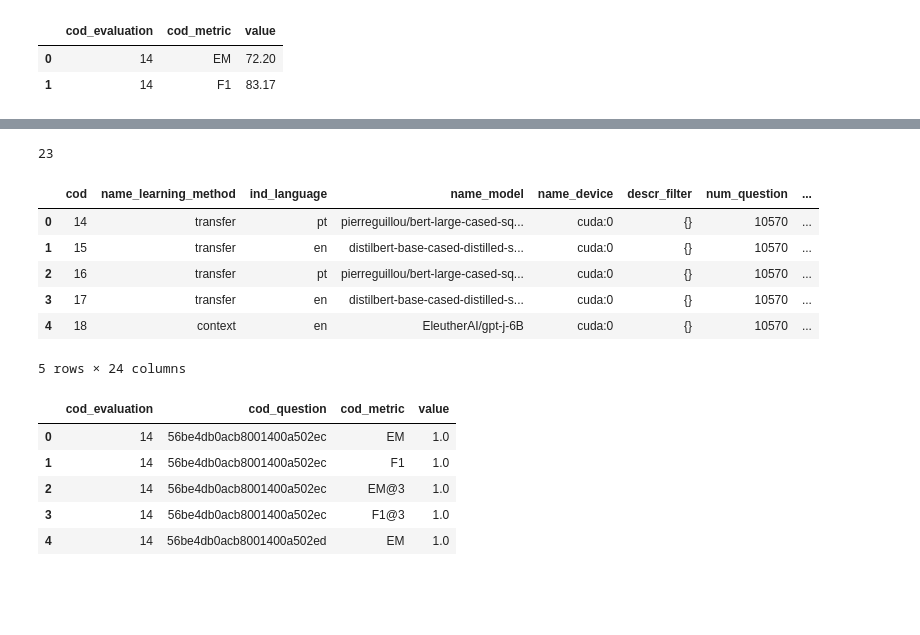
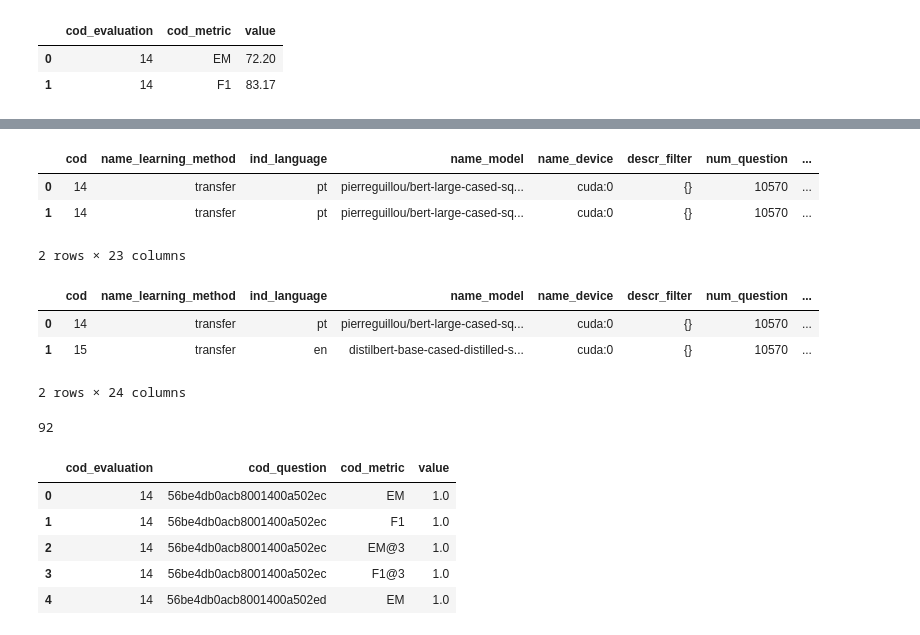
Before and after one commit to marcusborela/exqa-complearning, a Jupyter notebook: source/data_related/explore_dataset_format.ipynb, the cells around one changed output, grey strips where cells are left out. Cells and saved outputs as stored; diff of their text form; code cells hidden in the pictures; blank space fills up the shorter version.

```diff
--- a/source/data_related/explore_dataset_format.ipynb
+++ b/source/data_related/explore_dataset_format.ipynb
@@ -85,14 +78,0 @@ df_eval_grouped = df_eval.pivot(index='cod', columns='cod_metric', values='value
-# %%
-len(df_eval_grouped)
-# %% [output]
-23
-# %%
-df_eval_grouped.head(5)
-# %% [output]
-|  | cod | name_learning_method | ind_language | name_model | name_device | descr_filter | num_question | ... |
-| 0 | 14 | transfer | pt | pierreguillou/bert-large-cased-sq... | cuda:0 | {} | 10570 | ... |
-| 1 | 15 | transfer | en | distilbert-base-cased-distilled-s... | cuda:0 | {} | 10570 | ... |
-| 2 | 16 | transfer | pt | pierreguillou/bert-large-cased-sq... | cuda:0 | {} | 10570 | ... |
-| 3 | 17 | transfer | en | distilbert-base-cased-distilled-s... | cuda:0 | {} | 10570 | ... |
-| 4 | 18 | context | en | EleutherAI/gpt-j-6B | cuda:0 | {} | 10570 | ... |
-5 rows × 24 columns
@@ -103,3 +79,21 @@ df_eval_grouped = pd.merge(left=rastro_eval_qa.df_evaluation, right=df_pivoted_m
+# %%
+rastro_eval_qa.df_eval_metric_line.head(2)
+# %% [output]
+|  | cod | name_learning_method | ind_language | name_model | name_device | descr_filter | num_question | ... |
+| 0 | 14 | transfer | pt | pierreguillou/bert-large-cased-sq... | cuda:0 | {} | 10570 | ... |
+| 1 | 14 | transfer | pt | pierreguillou/bert-large-cased-sq... | cuda:0 | {} | 10570 | ... |
+2 rows × 23 columns
+# %%
+rastro_eval_qa.df_eval_metric_col.head(2)
+# %% [output]
+|  | cod | name_learning_method | ind_language | name_model | name_device | descr_filter | num_question | ... |
+| 0 | 14 | transfer | pt | pierreguillou/bert-large-cased-sq... | cuda:0 | {} | 10570 | ... |
+| 1 | 15 | transfer | en | distilbert-base-cased-distilled-s... | cuda:0 | {} | 10570 | ... |
+2 rows × 24 columns
+# %%
+len(rastro_eval_qa.df_eval_metric_line)
+# %% [output]
+92
 # %%
 id_context_len='5726c3da708984140094d0db'
 # %%
```
Also changed, not shown: parts of 38 cells of this notebook, 4 other files.
